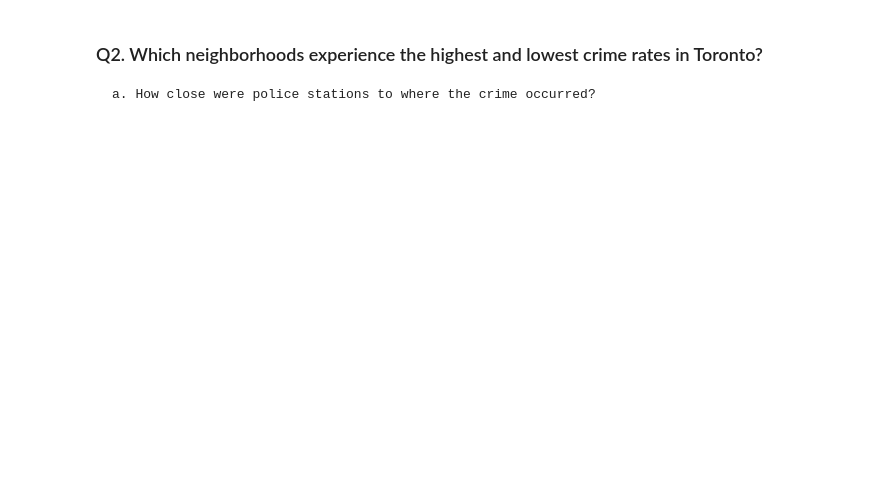
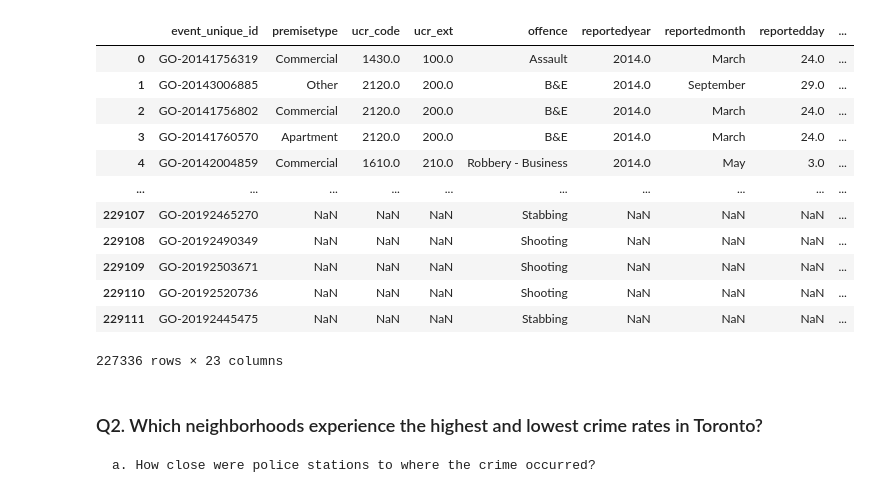
Before and after one commit to neha-nayeem/Project-01, a Jupyter notebook: Part-2-Neha.ipynb, the cells around one changed output. Cells and saved outputs as stored; diff of their text form; code cells hidden in the pictures; blank space fills up the shorter version.

```diff
--- a/Part-2-Neha.ipynb
+++ b/Part-2-Neha.ipynb
@@ -14,9 +14,24 @@ from config import g_key
 # %%
 # import cleaned master crime csv file
 master_file = "Data Output/Toronto_Crimes_Occurred_2014_2019.csv"
 
 # create a dataframe from the master data
 master_df = pd.read_csv(master_file, index_col=0)
+master_df
+# %% [output]
+|  | event_unique_id | premisetype | ucr_code | ucr_ext | offence | reportedyear | reportedmonth | reportedday | ... |
+| 0 | GO-20141756319 | Commercial | 1430.0 | 100.0 | Assault | 2014.0 | March | 24.0 | ... |
+| 1 | GO-20143006885 | Other | 2120.0 | 200.0 | B&E | 2014.0 | September | 29.0 | ... |
+| 2 | GO-20141756802 | Commercial | 2120.0 | 200.0 | B&E | 2014.0 | March | 24.0 | ... |
+| 3 | GO-20141760570 | Apartment | 2120.0 | 200.0 | B&E | 2014.0 | March | 24.0 | ... |
+| 4 | GO-20142004859 | Commercial | 1610.0 | 210.0 | Robbery - Business | 2014.0 | May | 3.0 | ... |
+| ... | ... | ... | ... | ... | ... | ... | ... | ... | ... |
+| 229107 | GO-20192465270 | NaN | NaN | NaN | Stabbing | NaN | NaN | NaN | ... |
+| 229108 | GO-20192490349 | NaN | NaN | NaN | Shooting | NaN | NaN | NaN | ... |
+| 229109 | GO-20192503671 | NaN | NaN | NaN | Shooting | NaN | NaN | NaN | ... |
+| 229110 | GO-20192520736 | NaN | NaN | NaN | Shooting | NaN | NaN | NaN | ... |
+| 229111 | GO-20192445475 | NaN | NaN | NaN | Stabbing | NaN | NaN | NaN | ... |
+227336 rows × 23 columns
 # %% [markdown]
 ### Q2. Which neighborhoods experience the highest and lowest crime rates in Toronto?
     a. How close were police stations to where the crime occurred?
```
Also changed, not shown: parts of 15 cells of this notebook.
